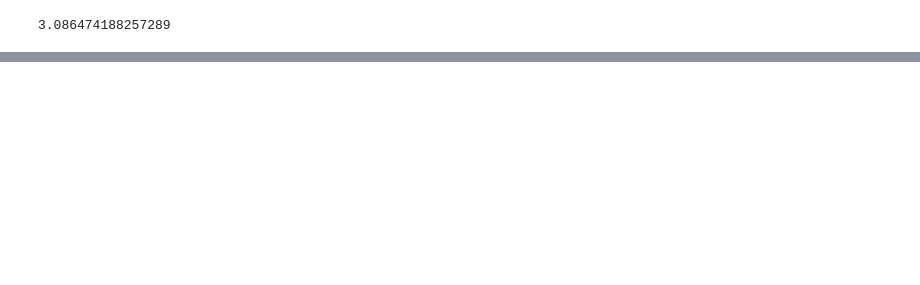
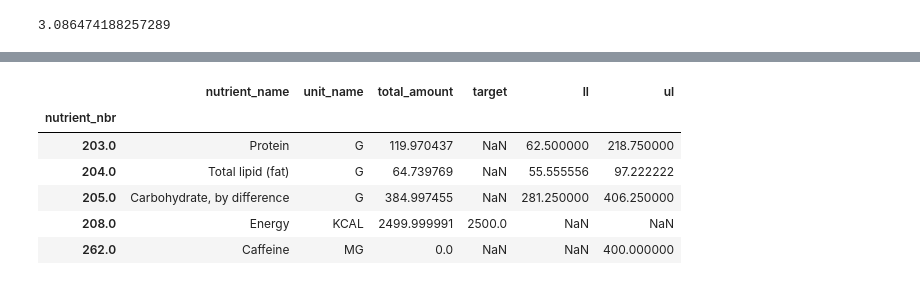
Before and after one commit to evanglas/food-analysis, a Jupyter notebook: constraints.ipynb, the cells around one changed output, grey strips where cells are left out. Saved outputs shown, nothing was run; the diff lists cells and outputs as text; code cells hidden in the pictures; blank space fills up the shorter version.

```diff
--- a/constraints.ipynb
+++ b/constraints.ipynb
@@ -98,0 +164,10 @@ Name: Brown rice, dtype: float64
+# %%
+content_constraints.head()
+# %% [output]
+|  | nutrient_name | unit_name | total_amount | target | ll | ul |
+| nutrient_nbr |  |  |  |  |  |  |
+| 203.0 | Protein | G | 119.970437 | NaN | 62.500000 | 218.750000 |
+| 204.0 | Total lipid (fat) | G | 64.739769 | NaN | 55.555556 | 97.222222 |
+| 205.0 | Carbohydrate, by difference | G | 384.997455 | NaN | 281.250000 | 406.250000 |
+| 208.0 | Energy | KCAL | 2499.999991 | 2500.0 | NaN | NaN |
+| 262.0 | Caffeine | MG | 0.0 | NaN | NaN | 400.000000 |
```
Also changed, not shown: parts of 18 cells of this notebook, 8 other files.
